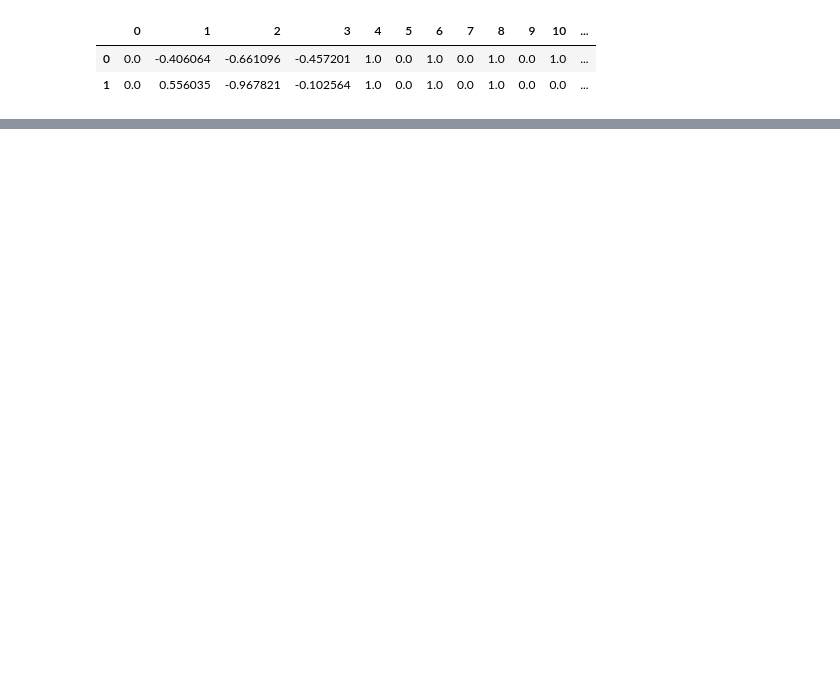
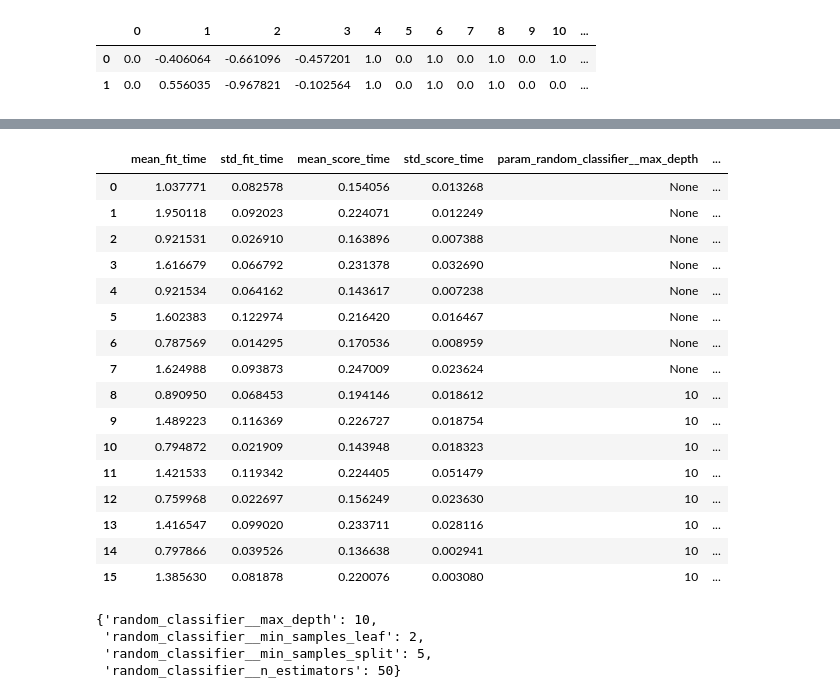
Before and after one commit to Iyanuadeleye01/IBM-Attrition-Prediction, a Jupyter notebook: notebook.ipynb, the cells around one changed output, grey strips where cells are left out. Drawn from its saved outputs; the diff is of its cells as text; code cells hidden in the pictures; blank space fills up the shorter version.

```diff
--- a/notebook.ipynb
+++ b/notebook.ipynb
@@ -1386,0 +1425,5 @@ pd.DataFrame(preprocessor.fit_transform(X_train)).head(2)
+# %%
+# Display the fpr,tpr and the threshold in a dataframe
+pd.set_option('display.max_rows',None)
+data = list(zip(fpr, tpr, threshold))
+pd.DataFrame(data, columns=['False Positive', 'True Positive', 'Threshold'])
@@ -1386,0 +1475,18 @@ pd.DataFrame(preprocessor.fit_transform(X_train)).head(2)
+# %%
+# Define a smaller parameter grid for fast execution
+parameters = {
+    'random_classifier__n_estimators': [50, 100],
+    'random_classifier__max_depth': [None, 10],
+    'random_classifier__min_samples_split': [2, 5],
+    'random_classifier__min_samples_leaf': [1, 2]
+}
+
+# Create the GridSearchCV object
+rd_searcher = GridSearchCV(estimator=random_forest_pipeline, param_grid=parameters,
+                        scoring=['f1','accuracy','precision', 'recall', 'roc_auc'],
+                        refit='f1',
+                        cv=3,
+                        verbose=3)
+
+# Fit the GridSearchCV on the training data
+rd_searcher.fit(X_train, y_train_encoded)
@@ -1386,0 +1528,28 @@ pd.DataFrame(preprocessor.fit_transform(X_train)).head(2)
+# %%
+search_history = pd.DataFrame(rd_searcher.cv_results_)
+search_history
+# %% [output]
+|  | mean_fit_time | std_fit_time | mean_score_time | std_score_time | param_random_classifier__max_depth | ... |
+| 0 | 1.037771 | 0.082578 | 0.154056 | 0.013268 | None | ... |
+| 1 | 1.950118 | 0.092023 | 0.224071 | 0.012249 | None | ... |
+| 2 | 0.921531 | 0.026910 | 0.163896 | 0.007388 | None | ... |
+| 3 | 1.616679 | 0.066792 | 0.231378 | 0.032690 | None | ... |
+| 4 | 0.921534 | 0.064162 | 0.143617 | 0.007238 | None | ... |
+| 5 | 1.602383 | 0.122974 | 0.216420 | 0.016467 | None | ... |
+| 6 | 0.787569 | 0.014295 | 0.170536 | 0.008959 | None | ... |
+| 7 | 1.624988 | 0.093873 | 0.247009 | 0.023624 | None | ... |
+| 8 | 0.890950 | 0.068453 | 0.194146 | 0.018612 | 10 | ... |
+| 9 | 1.489223 | 0.116369 | 0.226727 | 0.018754 | 10 | ... |
+| 10 | 0.794872 | 0.021909 | 0.143948 | 0.018323 | 10 | ... |
+| 11 | 1.421533 | 0.119342 | 0.224405 | 0.051479 | 10 | ... |
+| 12 | 0.759968 | 0.022697 | 0.156249 | 0.023630 | 10 | ... |
+| 13 | 1.416547 | 0.099020 | 0.233711 | 0.028116 | 10 | ... |
+| 14 | 0.797866 | 0.039526 | 0.136638 | 0.002941 | 10 | ... |
+| 15 | 1.385630 | 0.081878 | 0.220076 | 0.003080 | 10 | ... |
+# %%
+rd_searcher.best_params_
+# %% [output]
+{'random_classifier__max_depth': 10,
+ 'random_classifier__min_samples_leaf': 2,
+ 'random_classifier__min_samples_split': 5,
+ 'random_classifier__n_estimators': 50}
```
Also changed, not shown: parts of 49 cells of this notebook.
